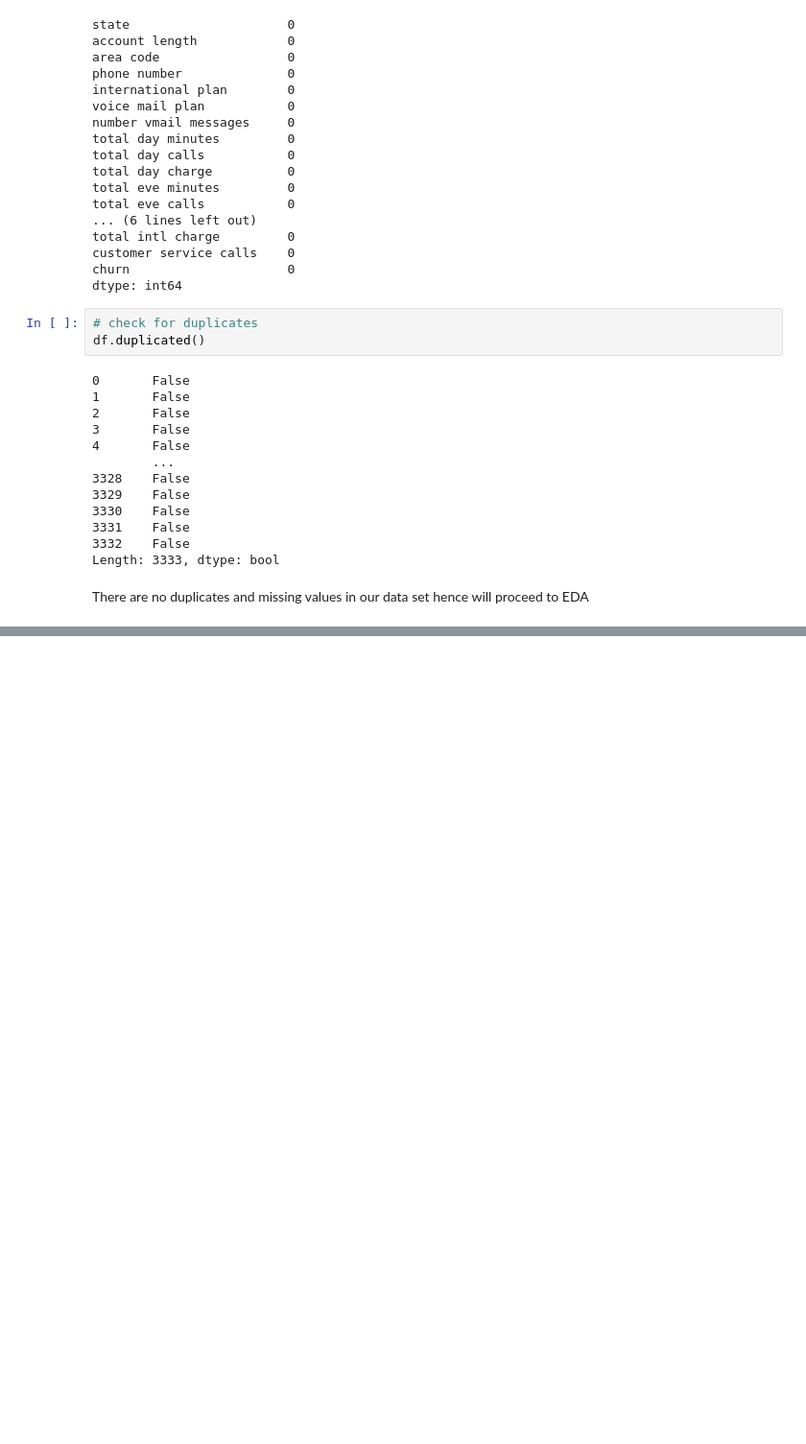
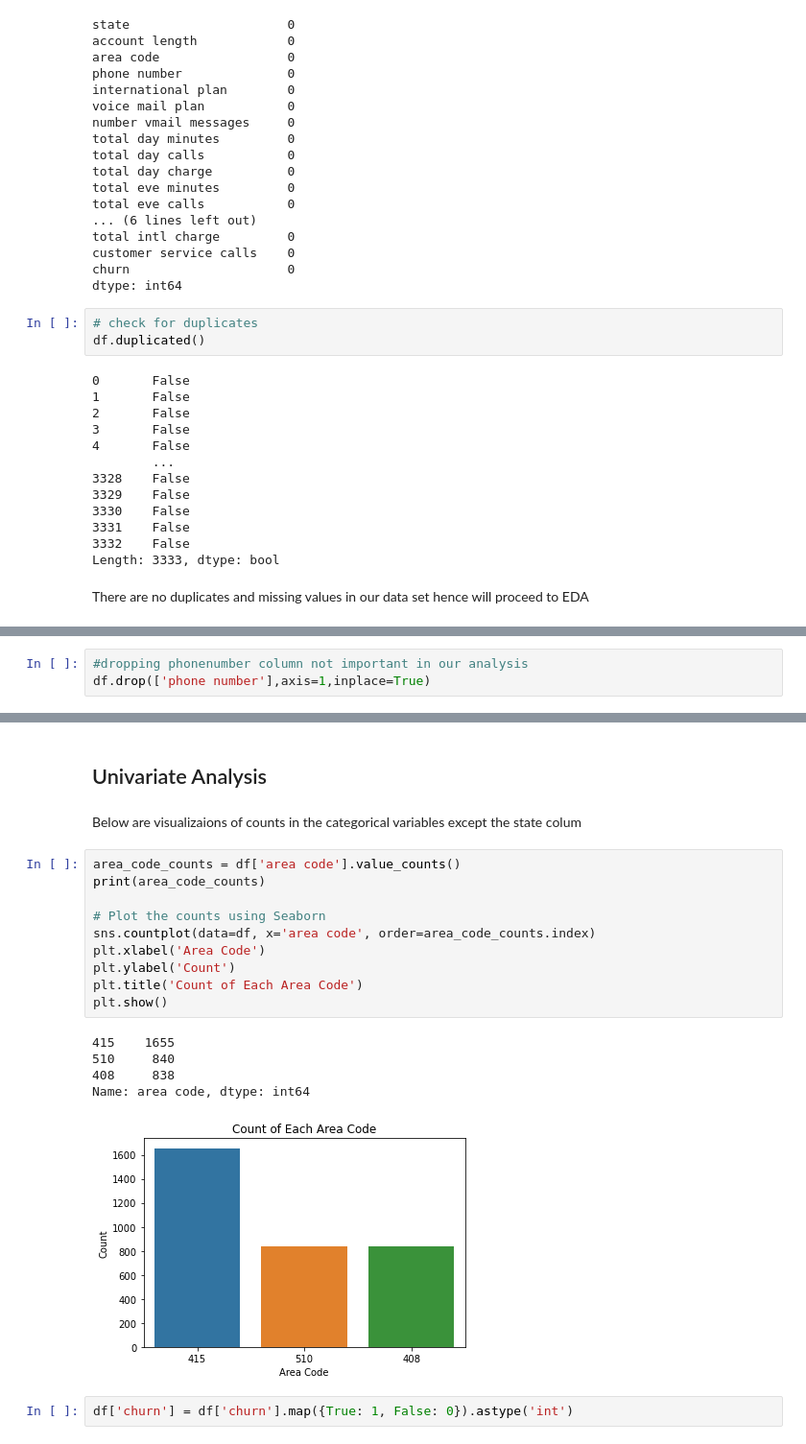
Before and after one commit to Firdosamohamed/dsc_phase3_project_, a Jupyter notebook: customer_churn_analysis.ipynb, the cells around one changed output, grey strips where cells are left out. Shown: that part at 96% size. Drawn from its saved outputs; the diff is of its cells as text; blank space fills up the shorter version.

Commit message:
Univariate Analysis

```diff
--- a/customer_churn_analysis.ipynb
+++ b/customer_churn_analysis.ipynb
@@ -136,0 +139,3 @@ There are no duplicates and missing values in our data set hence will proceed to
+# %%
+#dropping phonenumber column not important in our analysis
+df.drop(['phone number'],axis=1,inplace=True)
@@ -136,0 +162,22 @@ There are no duplicates and missing values in our data set hence will proceed to
+# %% [markdown]
+## Univariate Analysis
+# %% [markdown]
+Below are visualizaions of counts in the categorical variables except the state colum
+# %%
+area_code_counts = df['area code'].value_counts()
+print(area_code_counts)
+
+# Plot the counts using Seaborn
+sns.countplot(data=df, x='area code', order=area_code_counts.index)
+plt.xlabel('Area Code')
+plt.ylabel('Count')
+plt.title('Count of Each Area Code')
+plt.show()
+# %% [output]
+415    1655
+510     840
+408     838
+Name: area code, dtype: int64
+[figure, added]
+# %%
+df['churn'] = df['churn'].map({True: 1, False: 0}).astype('int')
```
Also changed, not shown: parts of 9 cells of this notebook.
